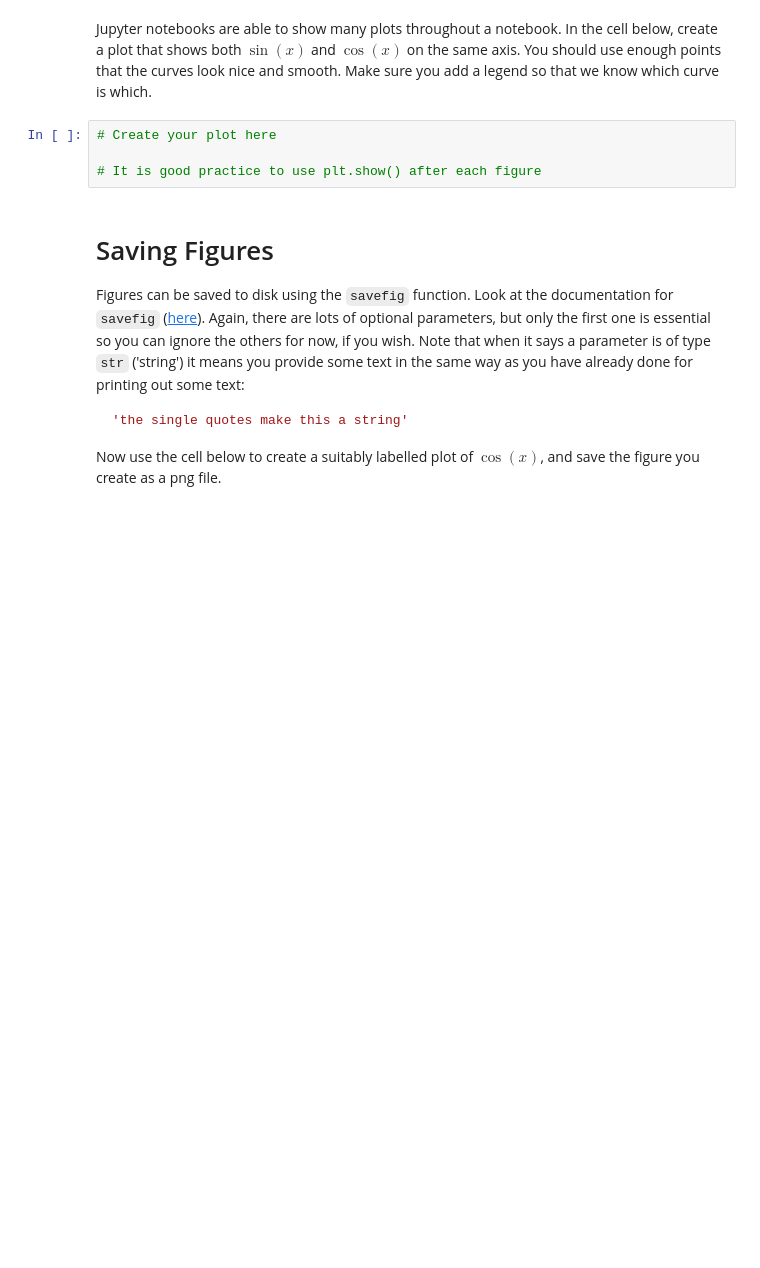
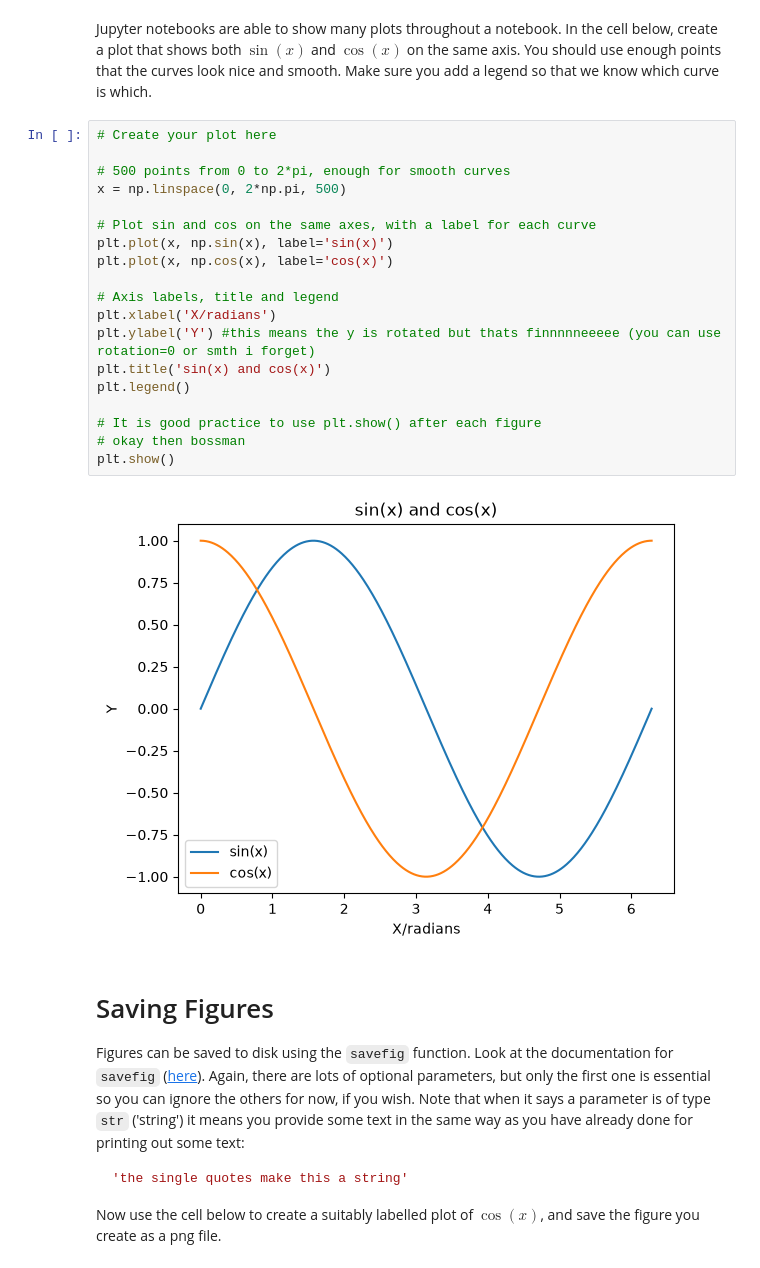
Before and after one commit to danboy12342/ENG2083, a Jupyter notebook: Labs/LAB 02/LAB 02/LAB 02A - Basic Plotting.ipynb, the cells around one changed output. Saved outputs shown, nothing was run; the diff lists cells and outputs as text; blank space fills up the shorter version.

```diff
--- a/Labs/LAB 02/LAB 02/LAB 02A - Basic Plotting.ipynb
+++ b/Labs/LAB 02/LAB 02/LAB 02A - Basic Plotting.ipynb
@@ -61,9 +73,26 @@ plt.show()  # This actually draws the plot (and enables us to move on to drawing
 # %% [markdown]
 Jupyter notebooks are able to show many plots throughout a notebook. In the cell below, create a plot that shows both $\sin(x)$ and $\cos(x)$ on the same axis. You should use enough points that the curves look nice and smooth. Make sure you add a legend so that we know which curve is which.
-# %%
-# Create your plot here
-
-# It is good practice to use plt.show() after each figure
+# %%
+# Create your plot here
+
+# 500 points from 0 to 2*pi, enough for smooth curves
+x = np.linspace(0, 2*np.pi, 500)
+
+# Plot sin and cos on the same axes, with a label for each curve
+plt.plot(x, np.sin(x), label='sin(x)')
+plt.plot(x, np.cos(x), label='cos(x)')
+
+# Axis labels, title and legend
+plt.xlabel('X/radians')
+plt.ylabel('Y') #this means the y is rotated but thats finnnnneeeee (you can use rotation=0 or smth i forget)
+plt.title('sin(x) and cos(x)')
+plt.legend()
+
+# It is good practice to use plt.show() after each figure
+# okay then bossman
+plt.show()
+# %% [output]
+[figure, added]
 # %% [markdown]
 # Saving Figures
 
```
Also changed, not shown: parts of 12 cells of this notebook, 1 other file.
